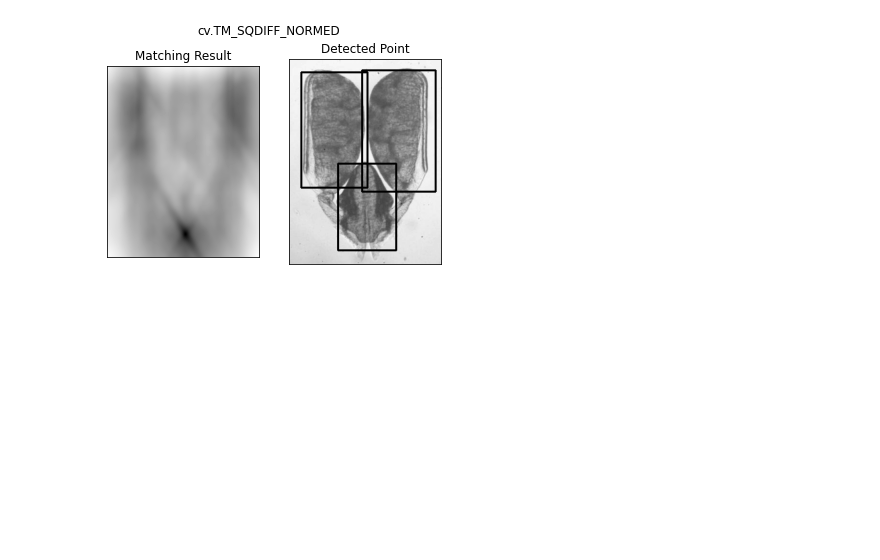
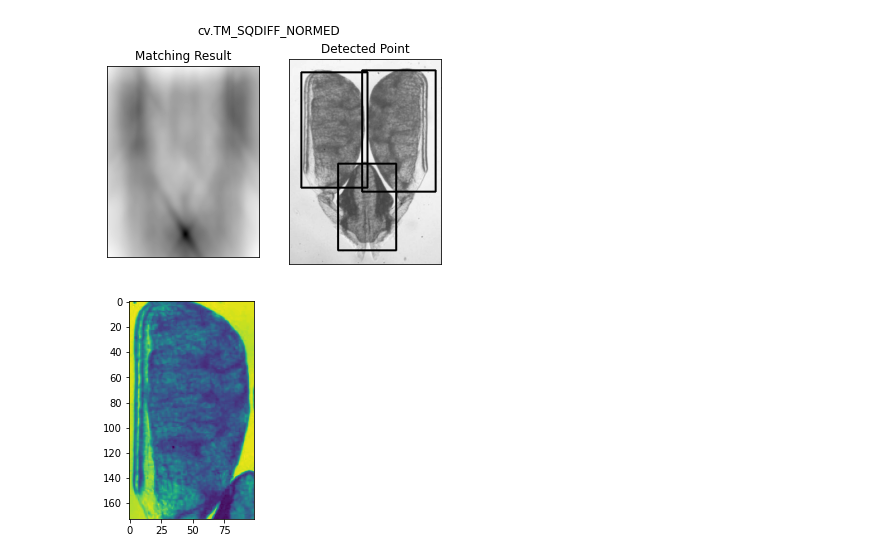
Before and after one commit to sayrilkun/pnri-demeter, a Jupyter notebook: temp/opencv_trials.ipynb, the cells around one changed output. Cells and saved outputs as stored; diff of their text form; code cells hidden in the pictures; blank space fills up the shorter version.

```diff
--- a/temp/opencv_trials.ipynb
+++ b/temp/opencv_trials.ipynb
@@ -154,6 +155,23 @@ for meth in methods:
 [figure]
 [figure]
 [figure]
+# %%
+import cv2
+import numpy as np
+from matplotlib import pyplot as plt
+
+img = cv2.imread('poli.png',0)
+img2 = img.copy()
+templates = ['retinaculum.png', 'left.png', 'right.png']
+
+# template =  cv2.imread('retinaculum.png')
+# window_name = 'image'
+# plt.imshow(img)
+for i in range(3):
+    template = cv2.imread(templates[i],0)
+    plt.imshow(template)
+# %% [output]
+[figure, added]
 # %%
 import cv2 as cv
 import numpy as np
```
Also changed, not shown: parts of 3 cells of this notebook, 8 other files.
